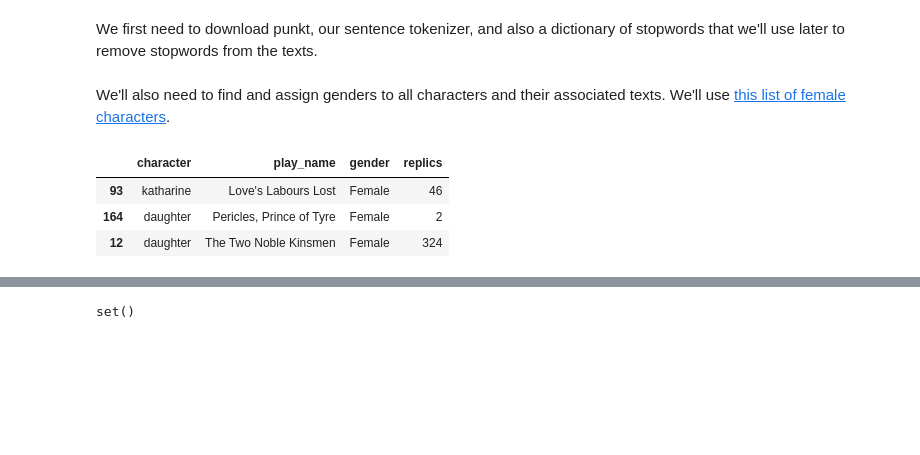
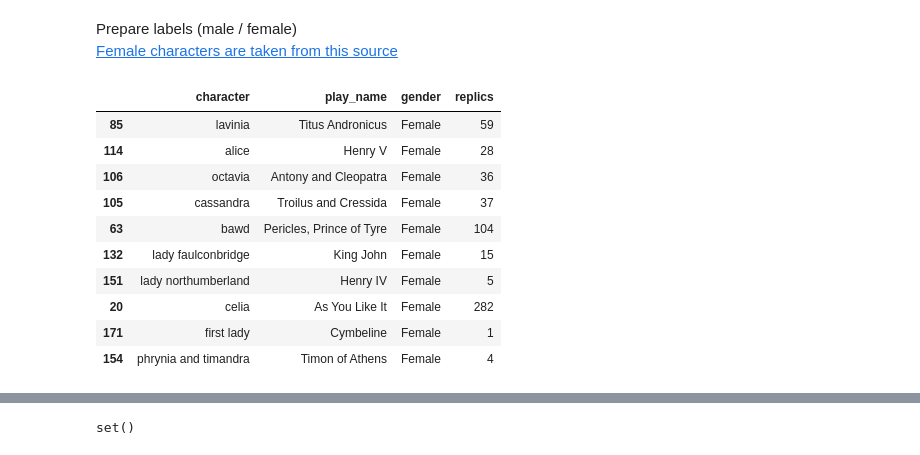
Before and after one commit to adubitskiy/csci82, a Jupyter notebook: hw5/hw5_gender_cls.ipynb, the cells around one changed output, grey strips where cells are left out. Drawn from its saved outputs; the diff is of its cells as text; code cells hidden in the pictures; blank space fills up the shorter version.

```diff
--- a/hw5/hw5_gender_cls.ipynb
+++ b/hw5/hw5_gender_cls.ipynb
@@ -34,4 +23,2 @@ from imblearn.over_sampling import SMOTE
 import matplotlib.pyplot as plt
 %matplotlib inline
-# %% [markdown]
-We first need to download punkt, our sentence tokenizer, and also a dictionary of stopwords that we'll use later to remove stopwords from the texts.
@@ -42,12 +25,20 @@ nltk.download('stopwords')
-# %% [markdown]
-We'll also need to find and assign genders to all characters and their associated texts. We'll use [this list of female characters](http://www.shakespeareswords.com/Special-Features-Female-Characters).
+# %% [markdown]
+Prepare labels (male / female)
+[Female characters are taken from this source](http://www.shakespeareswords.com/Special-Features-Female-Characters)
 # %%
 female_characters_df = pd.read_csv("female_characters.csv")
 female_characters_df.character = female_characters_df.character.str.lower()
 # %%
-female_characters_df.sample(n= 3)
+female_characters_df.sample(n= 10)
 # %% [output]
 |  | character | play_name | gender | replics |
-| 93 | katharine | Love's Labours Lost | Female | 46 |
-| 164 | daughter | Pericles, Prince of Tyre | Female | 2 |
-| 12 | daughter | The Two Noble Kinsmen | Female | 324 |
+| 85 | lavinia | Titus Andronicus | Female | 59 |
+| 114 | alice | Henry V | Female | 28 |
+| 106 | octavia | Antony and Cleopatra | Female | 36 |
+| 105 | cassandra | Troilus and Cressida | Female | 37 |
+| 63 | bawd | Pericles, Prince of Tyre | Female | 104 |
+| 132 | lady faulconbridge | King John | Female | 15 |
+| 151 | lady northumberland | Henry IV | Female | 5 |
+| 20 | celia | As You Like It | Female | 282 |
+| 171 | first lady | Cymbeline | Female | 1 |
+| 154 | phrynia and timandra | Timon of Athens | Female | 4 |
```
Also changed, not shown: parts of 61 cells of this notebook.
